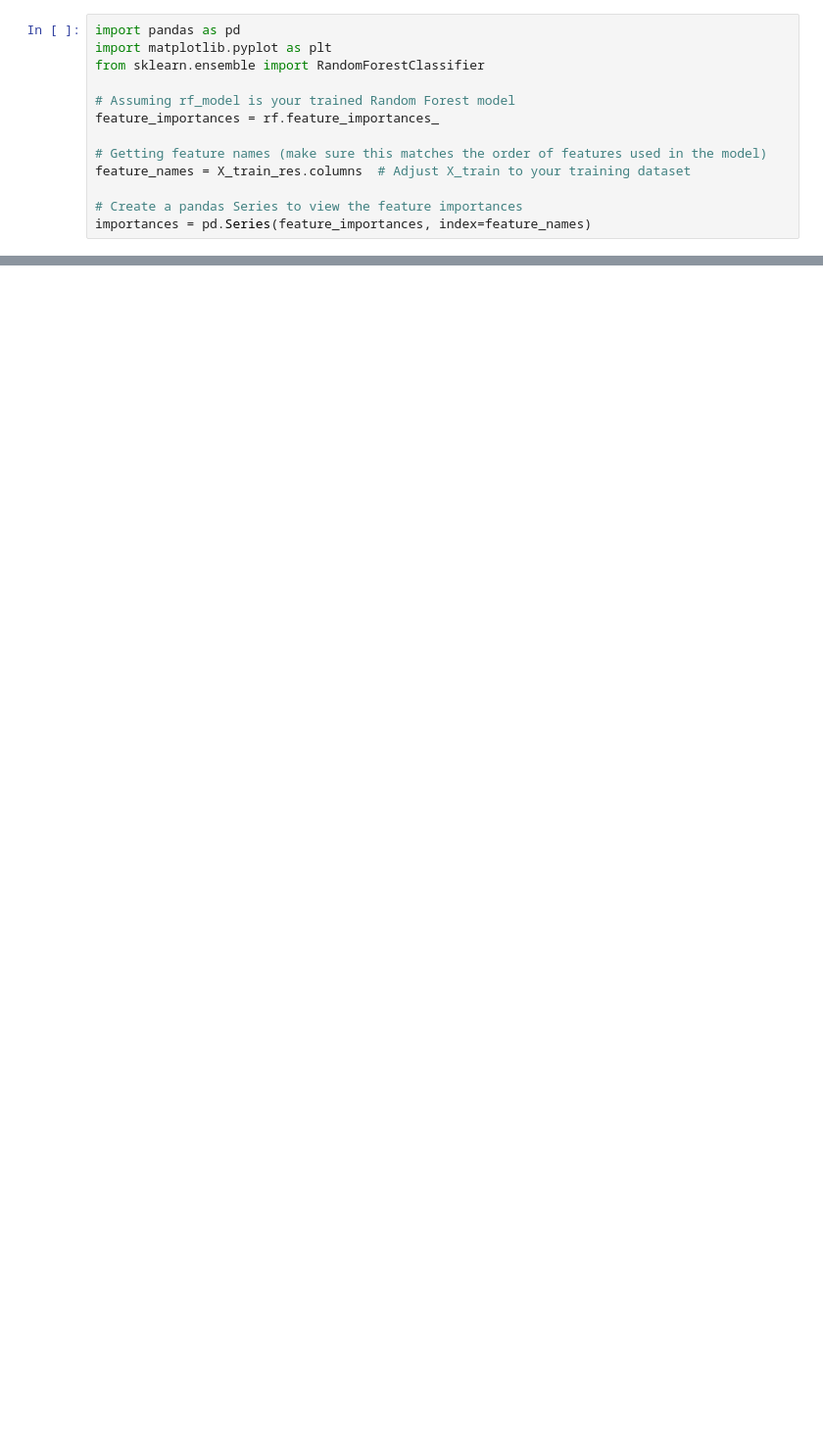
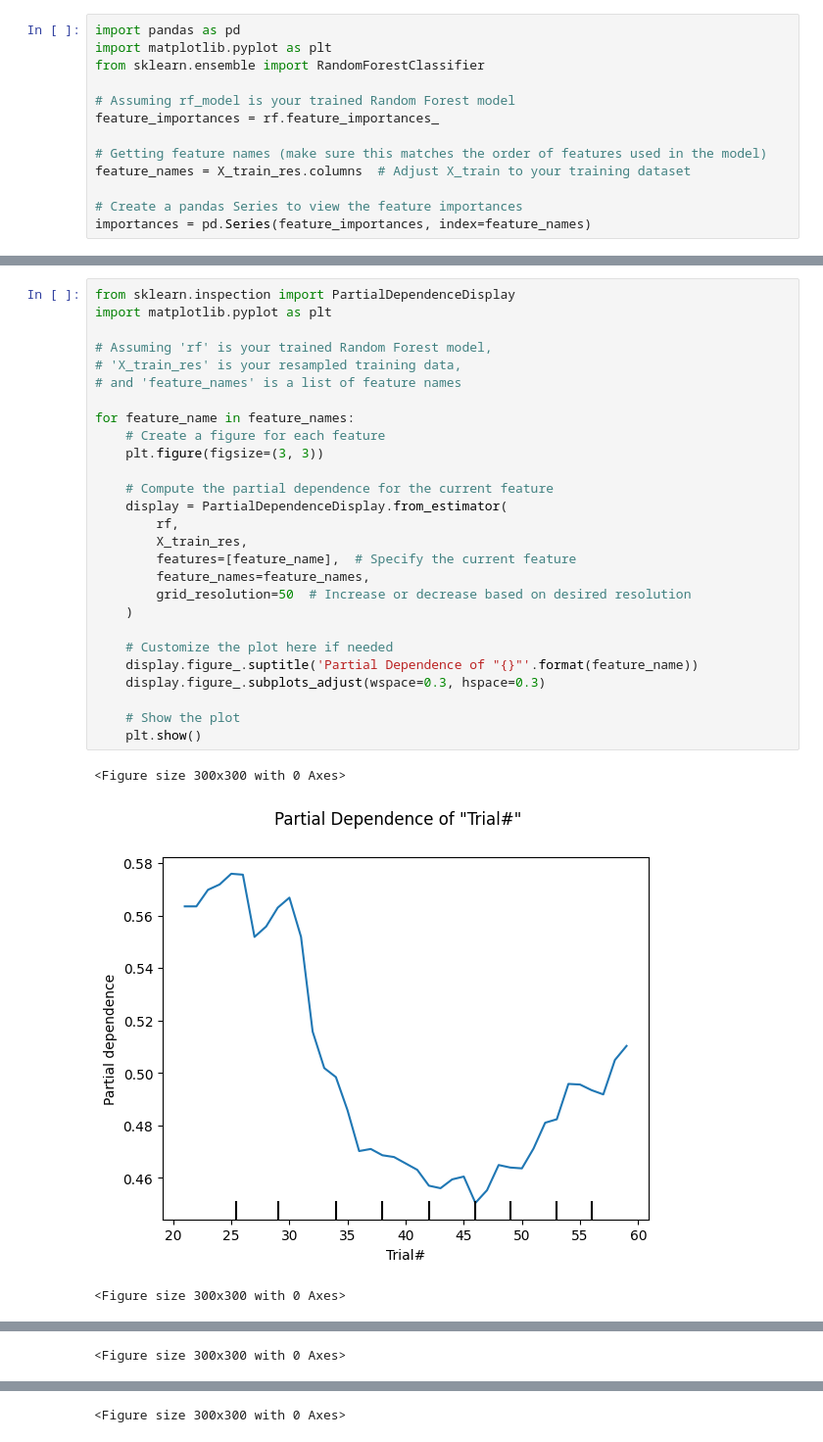
Before and after one commit to wonnpyon/ML-For-Beginners, a Jupyter notebook: Photometry/10BalancedRF.ipynb, the cells around one changed output, grey strips where cells are left out. Shown at 98% size. Saved outputs shown, nothing was run; the diff lists cells and outputs as text; blank space fills up the shorter version.

```diff
--- a/Photometry/10BalancedRF.ipynb
+++ b/Photometry/10BalancedRF.ipynb
@@ -138,0 +186,31 @@ plt.show()
+# %%
+from sklearn.inspection import PartialDependenceDisplay
+import matplotlib.pyplot as plt
+
+# Assuming 'rf' is your trained Random Forest model,
+# 'X_train_res' is your resampled training data,
+# and 'feature_names' is a list of feature names
+
+for feature_name in feature_names:
+    # Create a figure for each feature
+    plt.figure(figsize=(3, 3))
+
+    # Compute the partial dependence for the current feature
+    display = PartialDependenceDisplay.from_estimator(
+        rf,
+        X_train_res,
+        features=[feature_name],  # Specify the current feature
+        feature_names=feature_names,
+        grid_resolution=50  # Increase or decrease based on desired resolution
+    )
+
+    # Customize the plot here if needed
+    display.figure_.suptitle('Partial Dependence of "{}"'.format(feature_name))
+    display.figure_.subplots_adjust(wspace=0.3, hspace=0.3)
+
+    # Show the plot
+    plt.show()
+# %% [output]
+<Figure size 300x300 with 0 Axes>
+[figure, added]
+<Figure size 300x300 with 0 Axes>
@@ -138,0 +218 @@ plt.show()
+<Figure size 300x300 with 0 Axes>
@@ -138,0 +220 @@ plt.show()
+<Figure size 300x300 with 0 Axes>
```
Also changed, not shown: parts of 17 cells of this notebook.
